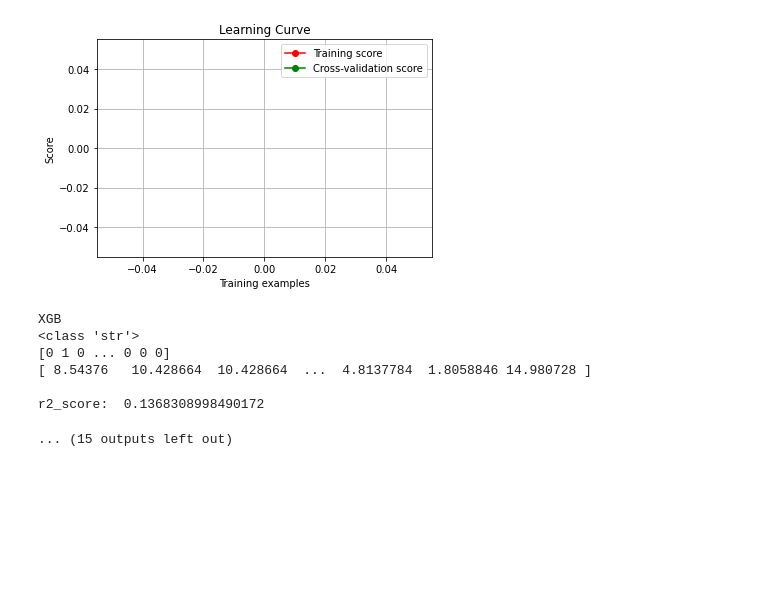
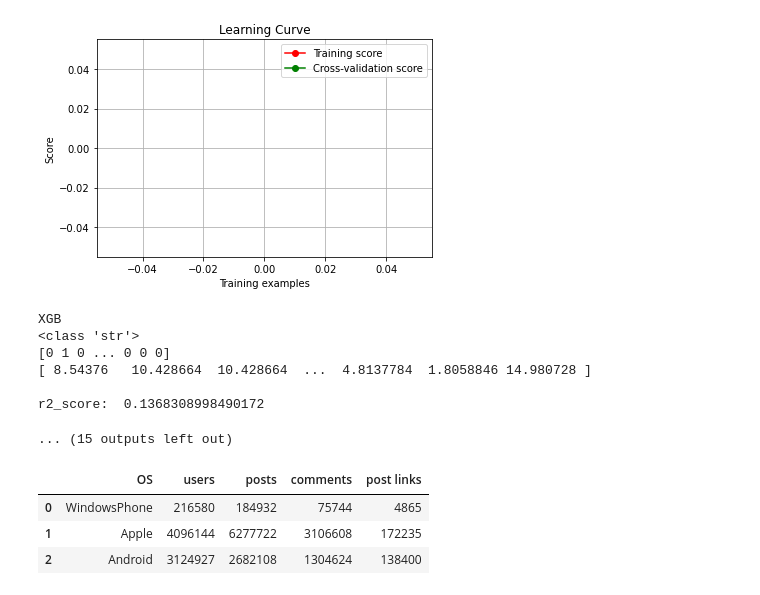
Before and after one commit to alexmal01/PDU_Proj3, a Jupyter notebook: PythonDane.ipynb, the cells around one changed output. Drawn from its saved outputs; the diff is of its cells as text; code cells hidden in the pictures; blank space fills up the shorter version.

```diff
--- a/PythonDane.ipynb
+++ b/PythonDane.ipynb
@@ -604,3 +604,10 @@ def comms_count(df):
     return df.size
 def plinks_count(df):
     return df.size
+# %%
+pd.DataFrame({'OS':['WindowsPhone','Apple','Android'],'users':[usr_count(WindowsPhoneUsers),usr_count(AppleUsers),usr_count(AndroidUsers)],'posts':[posts_count(WindowsPhonePosts),posts_count(ApplePosts),posts_count(AndroidPosts)],'comments':[comms_count(WindowsPhoneComments),comms_count(AppleComments),comms_count(AndroidComments)],'post links':[plinks_count(WindowsPhonePostLinks),plinks_count(ApplePostLinks),plinks_count(AndroidPostLinks)]})
+# %% [output]
+|  | OS | users | posts | comments | post links |
+| 0 | WindowsPhone | 216580 | 184932 | 75744 | 4865 |
+| 1 | Apple | 4096144 | 6277722 | 3106608 | 172235 |
+| 2 | Android | 3124927 | 2682108 | 1304624 | 138400 |
```
